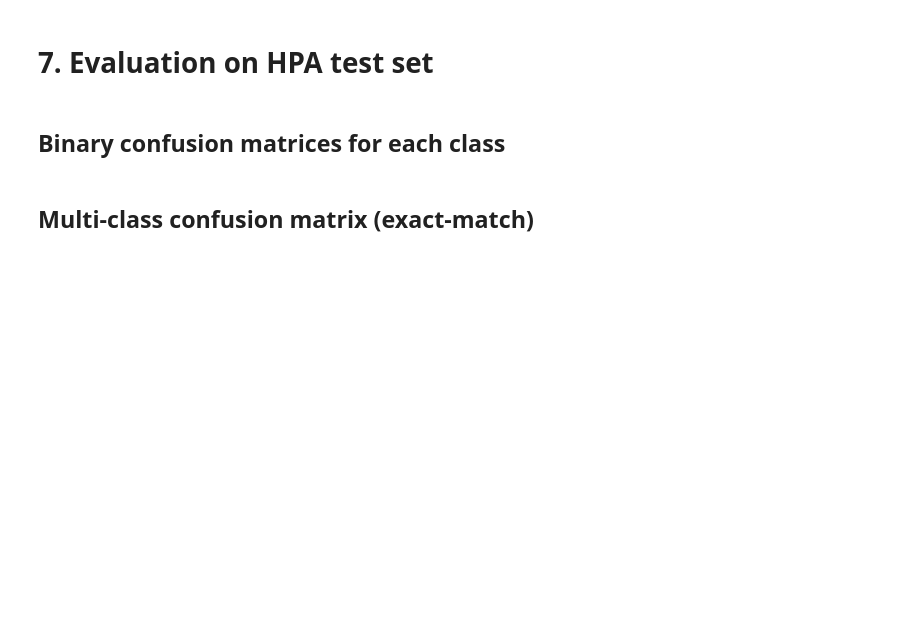
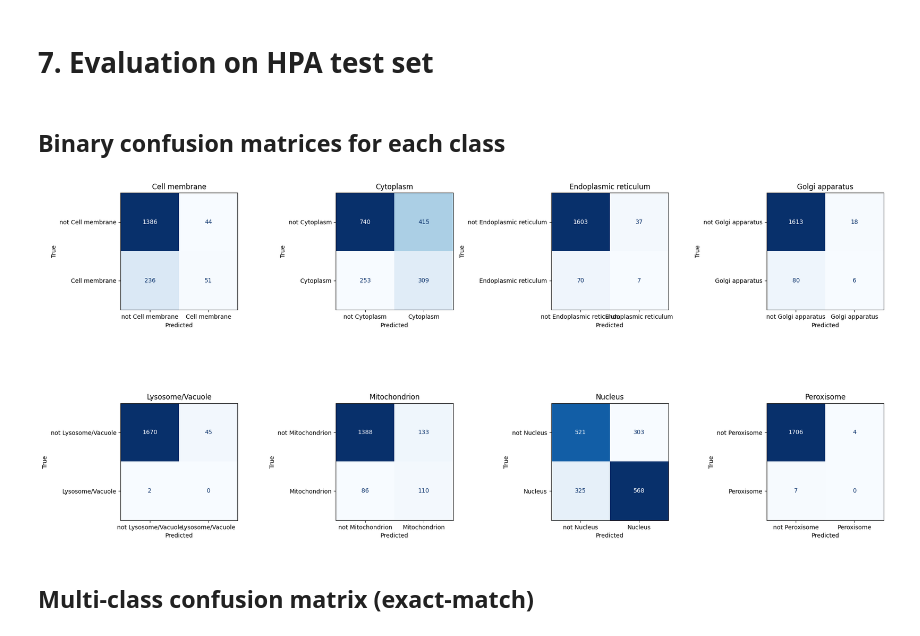
Before and after one commit to hugocharels/bioinfo_project, a Jupyter notebook: notebook.ipynb, the cells around one changed output. Drawn from its saved outputs; the diff is of its cells as text; code cells hidden in the pictures; blank space fills up the shorter version.

```diff
--- a/notebook.ipynb
+++ b/notebook.ipynb
@@ -236,13 +254,27 @@ all_labels = np.vstack(all_labels)
 # %% [markdown]
 ## Binary confusion matrices for each class
 # %%
+# Create a 2×4 grid of subplots
+fig, axes = plt.subplots(2, 4, figsize=(20, 10))
+axes = axes.flatten()
+
 for i, cls in enumerate(LABEL_COLS):
+    # compute binary CM for this class
     cm = confusion_matrix(all_labels[:, i], all_preds[:, i], labels=[0, 1])
-    disp = ConfusionMatrixDisplay(cm, display_labels=[f'not {cls}', cls])
-    fig, ax = plt.subplots()
-    disp.plot(ax=ax)
-    ax.set_title(f'Confusion Matrix: {cls}')
-    plt.show()
+    disp = ConfusionMatrixDisplay(
+        confusion_matrix=cm,
+        display_labels=[f'not {cls}', cls]
+    )
+    # plot into the i-th axis, without individual colorbars
+    disp.plot(ax=axes[i], cmap=plt.cm.Blues, colorbar=False)
+    axes[i].set_title(cls)
+    axes[i].set_xlabel('Predicted')
+    axes[i].set_ylabel('True')
+
+plt.tight_layout()
+plt.show()
+# %% [output]
+[figure, added]
 # %% [markdown]
 ## Multi-class confusion matrix (exact‐match)
 # %%
```
Also changed, not shown: parts of 4 cells of this notebook.
